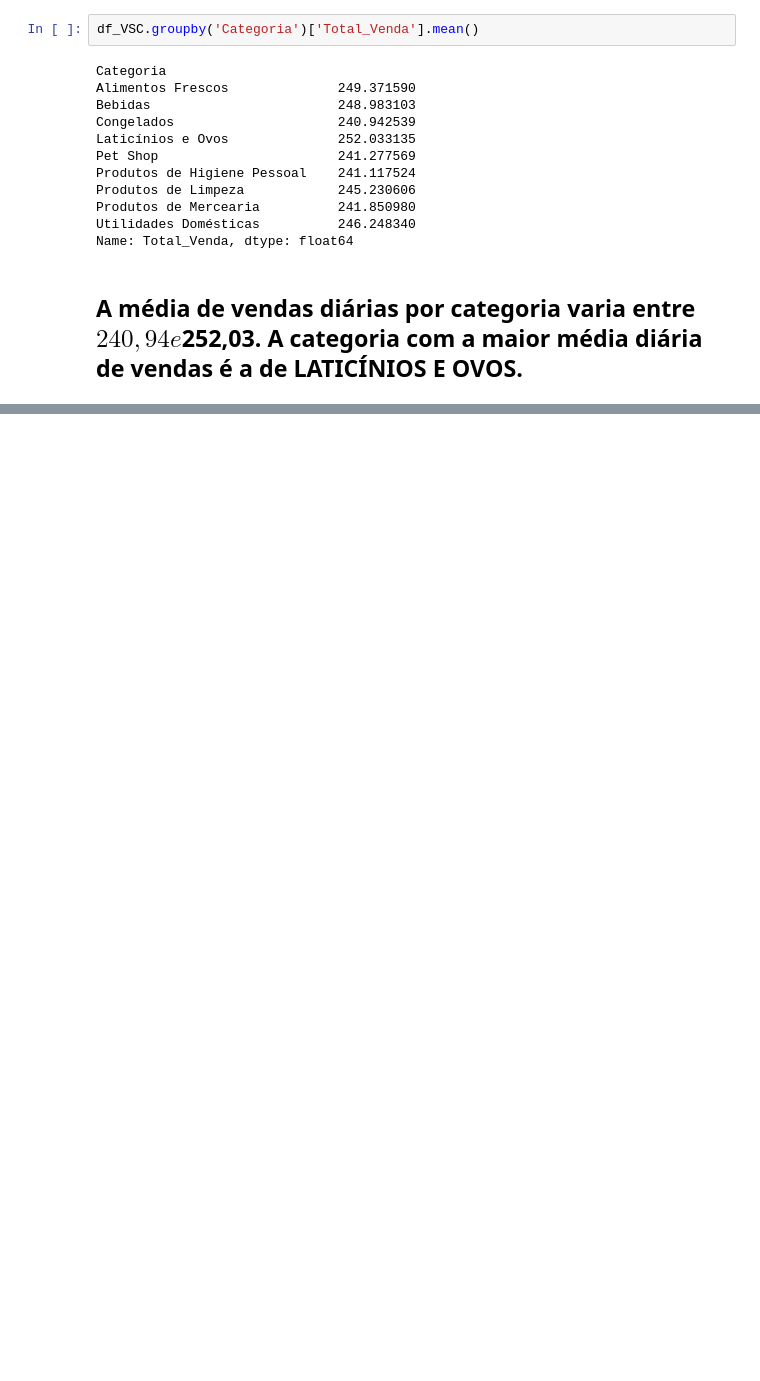
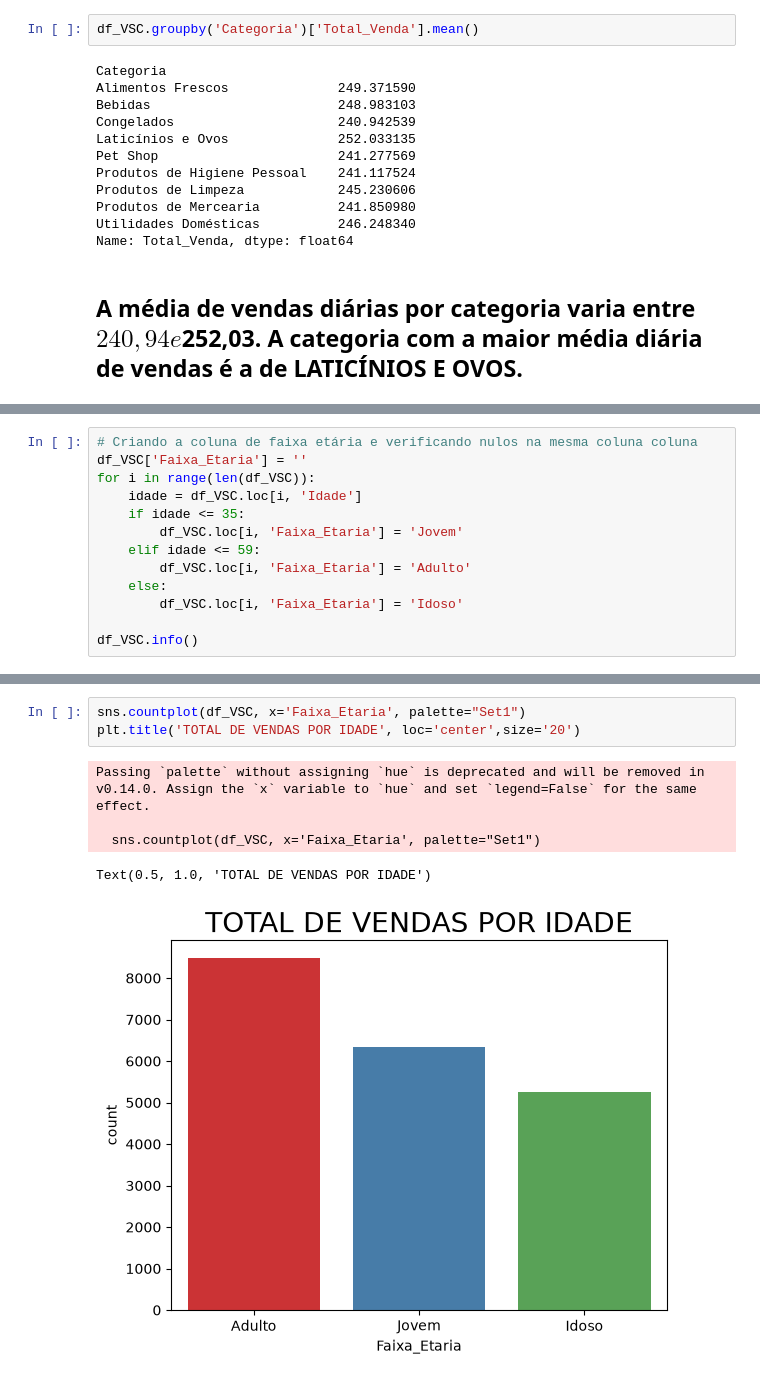
Before and after one commit to cleber-lamartine/Projeto_Analise_de_Dados, a Jupyter notebook: projeto.ipynb, the cells around one changed output, grey strips where cells are left out. Cells and saved outputs as stored; diff of their text form; blank space fills up the shorter version.

```diff
--- a/projeto.ipynb
+++ b/projeto.ipynb
@@ -171,0 +200,13 @@ Name: Total_Venda, dtype: float64
+# %%
+# Criando a coluna de faixa etária e verificando nulos na mesma coluna coluna
+df_VSC['Faixa_Etaria'] = ''
+for i in range(len(df_VSC)):
+    idade = df_VSC.loc[i, 'Idade']
+    if idade <= 35:
+        df_VSC.loc[i, 'Faixa_Etaria'] = 'Jovem'
+    elif idade <= 59:
+        df_VSC.loc[i, 'Faixa_Etaria'] = 'Adulto'
+    else:
+        df_VSC.loc[i, 'Faixa_Etaria'] = 'Idoso'
+
+df_VSC.info()
@@ -171,0 +240,9 @@ Name: Total_Venda, dtype: float64
+# %%
+sns.countplot(df_VSC, x='Faixa_Etaria', palette="Set1")
+plt.title('TOTAL DE VENDAS POR IDADE', loc='center',size='20')
+# %% [output]
+Passing `palette` without assigning `hue` is deprecated and will be removed in v0.14.0. Assign the `x` variable to `hue` and set `legend=False` for the same effect.
+
+  sns.countplot(df_VSC, x='Faixa_Etaria', palette="Set1")
+Text(0.5, 1.0, 'TOTAL DE VENDAS POR IDADE')
+[figure, added]
```
Also changed, not shown: parts of 12 cells of this notebook.
